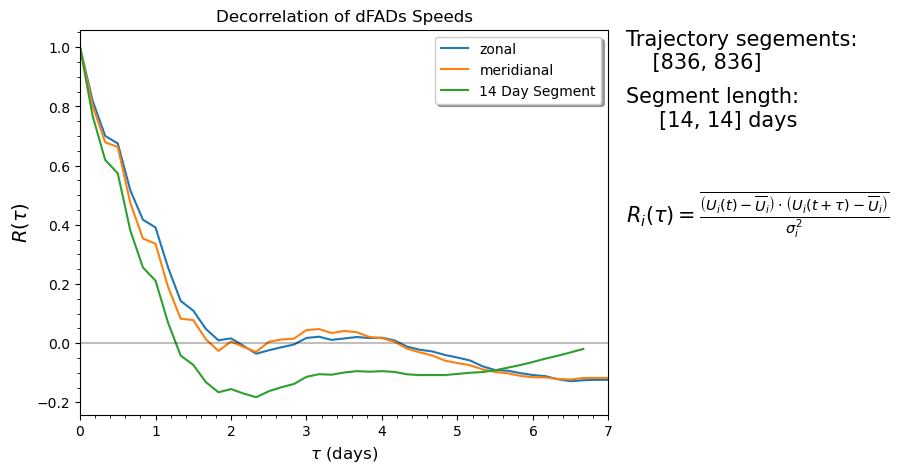
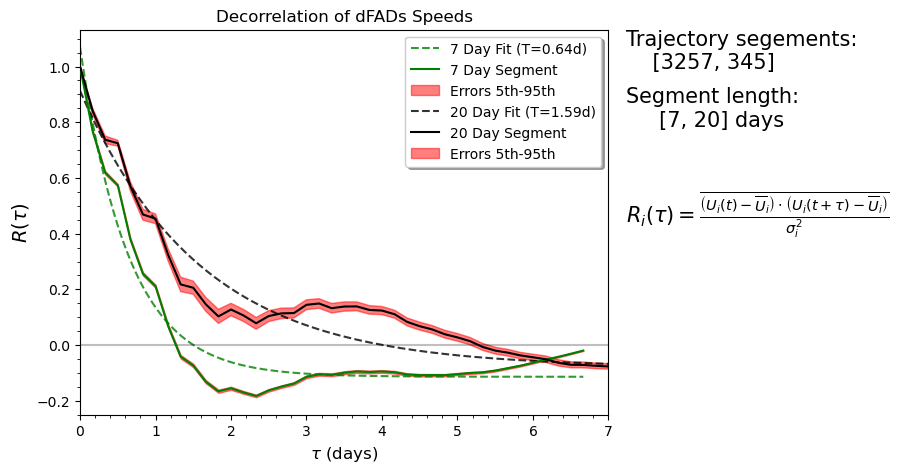
Unified diff of the notebook cell whose output changed from the first chart to the second:
--- before
+++ after
@@ -6,6 +6,5 @@
     return a*np.exp(-x/b)+c
 
-#ppot, cpot = curve_fit(func, grouped7d.index/np.timedelta64(1, "D"), grouped7d.R)
-
+exponetial = True
 import matplotlib.gridspec as gridspec
 fig = plt.figure(figsize=(10,5))
@@ -13,9 +12,18 @@
 ax0 = fig.add_subplot(gs[0,0])
 labels_uivi = ['zonal', 'meridianal']
+colors = ['g', 'k']
 if method == 'Vector': 
-    for i,data in enumerate(datas_ui):
-        ax0.plot(data.index/np.timedelta64(24, 'h'), data.R, label =labels_uivi[i])
+    # for i,data in enumerate(datas_ui):
+    #     ax0.plot(data.index/np.timedelta64(24, 'h'), data.R, label =labels_uivi[i])
     for i,data in enumerate(datas):
-        ax0.plot(data.index/np.timedelta64(24, 'h'), data.R, label = f"{traj_days[i]} Day Segment")
+        ## also fit exponetials to these 
+        if exponetial == True:
+            xdata = data.index / np.timedelta64(24, 'h')
+            popt, _ = curve_fit(func, xdata, data.R, p0=[1, 1, 0], maxfev=5000)
+            xfit = np.linspace(0, xdata.max(), 200)
+            ax0.plot(xfit, func(xfit, *popt), linestyle='--', color=colors[i], alpha=0.8,
+                     label=f"{traj_days[i]} Day Fit (T={popt[1]:.2f}d)")
+        ax0.plot(data.index/np.timedelta64(24, 'h'), data.R, label = f"{traj_days[i]} Day Segment", zorder = 10, color = colors[i])
+        ax0.fill_between(data.index/np.timedelta64(24, 'h'), data['95th'], data['5th'], color = 'r', label = 'Errors 5th-95th', alpha = 0.5, zorder = 1)
 if method == 'Series':
     for i, data in enumerate(datas):
@@ -24,5 +32,4 @@
         ax0.plot(data.index/np.timedelta64(24, 'h'), data.Rspeed, label = f"{traj_days[i]} Day Segment")
 x = np.linspace(0,12, 100)
-#ax0.plot(x, func(x, ppot[0], ppot[1], ppot[2]),alpha = 0.5, label = "Fitted exponetial decay")
 ax0.set_xlim(0,7)
 ax0.set_ylabel(r"$R(\tau)$", fontsize = 14)
@@ -42,10 +49,3 @@
 ax1.text(-0.3,0.75, f"Segment length:\n     {traj_days} days",
           fontdict={"fontsize" : 15})
-# ax1.text(-0.3,0.65, rf"Vector ",
-#           fontdict={"fontsize" : 15})
-# ax1.text(0, 0.5, r"$a e^{-\tau/b} + c$", fontsize = 15)
-# ax1.text(
-#     0, 0.5,
-#     rf"${ppot[0]:.2f} e^{{t/{ppot[1]:.2f}}} {ppot[2]:.2f}$", fontsize=15)
-# ax1.text(0, 0.3 ,f" a = {ppot[0] :.3f} \n b = {ppot[1]:.3f}\n c = {ppot[2] :.3f}", fontsize = 12)
 #fig.savefig(r"..\Figures\Autocorrilation_ensanble.png")

Commit: Boostrapping autocorrilation, Building Generate Quantiles as plotting scipt